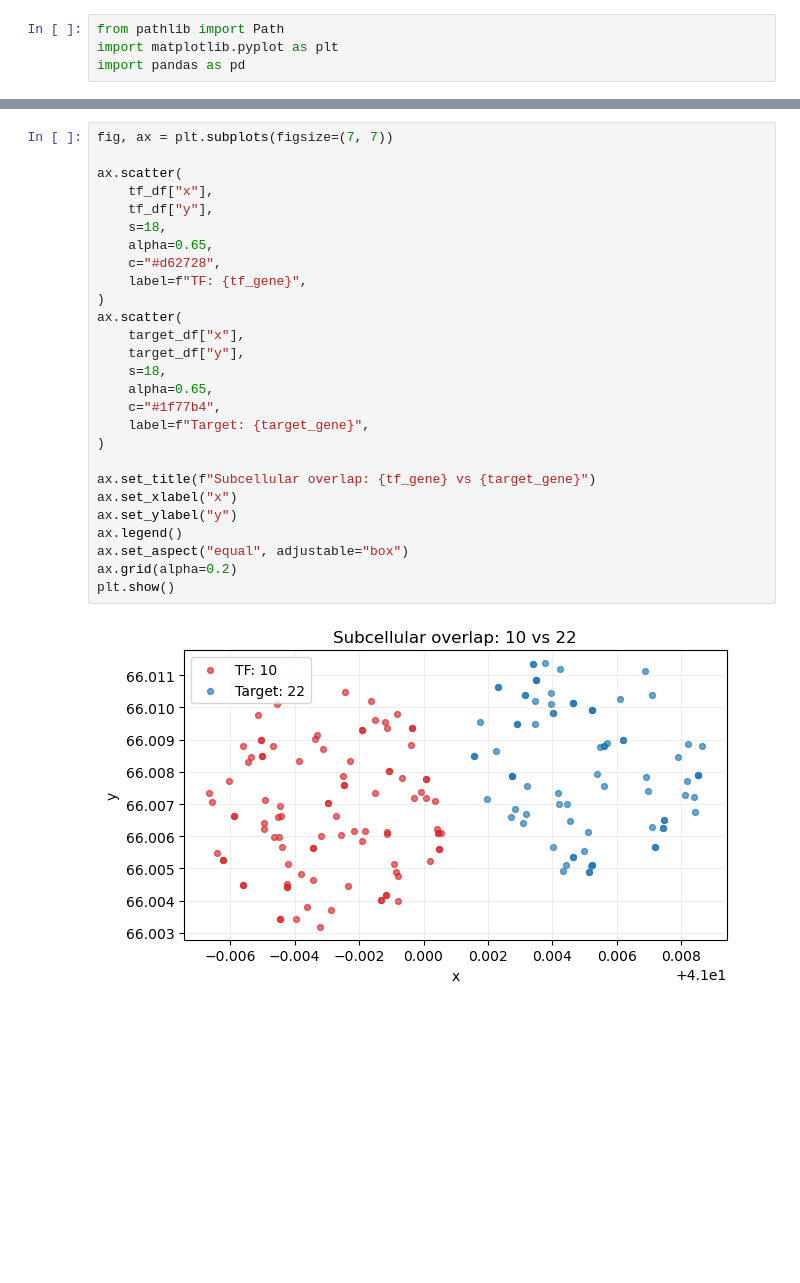
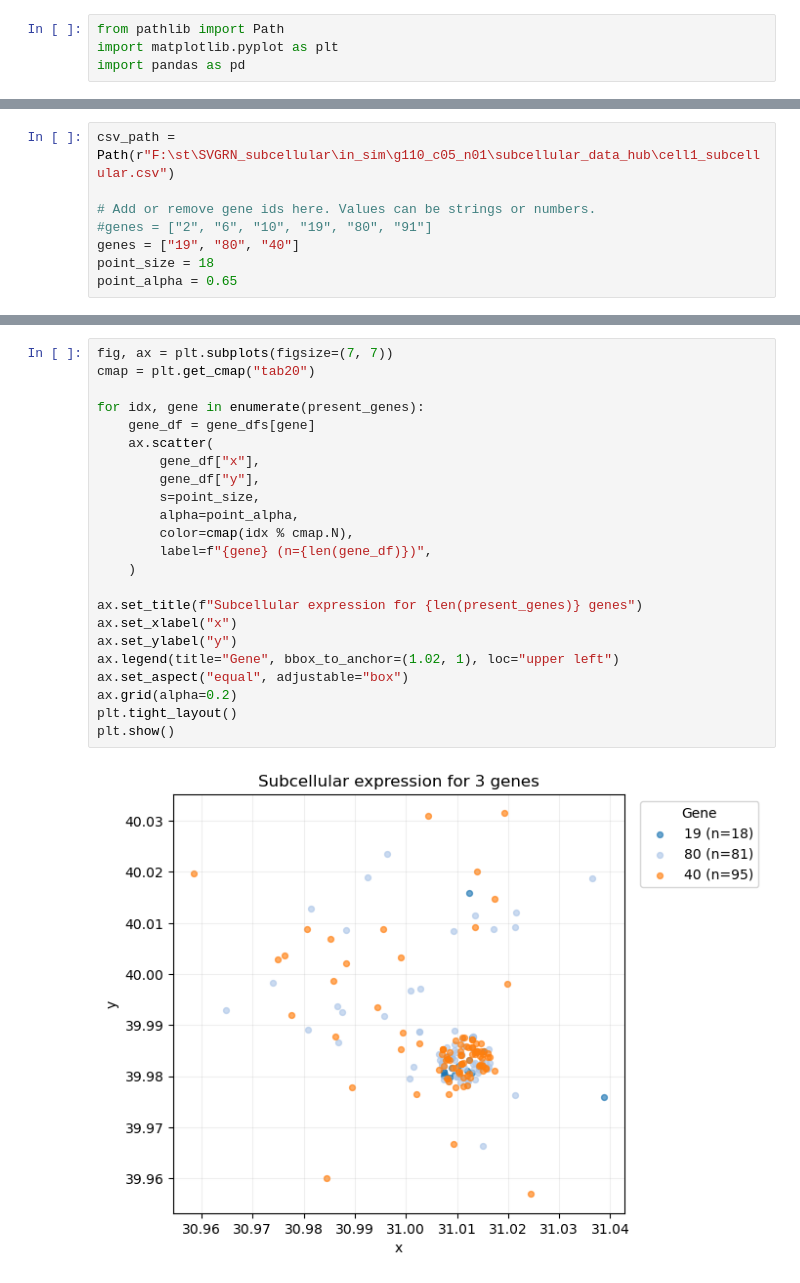
Before and after one commit to gongtangyue/SVGRN_subcellular, a Jupyter notebook: eval_subdat/plot_tf_target_overlap.ipynb, the cells around one changed output, grey strips where cells are left out. Drawn from its saved outputs; the diff is of its cells as text; blank space fills up the shorter version.

```diff
--- a/eval_subdat/plot_tf_target_overlap.ipynb
+++ b/eval_subdat/plot_tf_target_overlap.ipynb
@@ -15,3 +11,11 @@ target_gene = "22"
+# %%
+csv_path = Path(r"F:\st\SVGRN_subcellular\in_sim\g110_c05_n01\subcellular_data_hub\cell1_subcellular.csv")
+
+# Add or remove gene ids here. Values can be strings or numbers.
+#genes = ["2", "6", "10", "19", "80", "91"]
+genes = ["19", "80", "40"]
+point_size = 18
+point_alpha = 0.65
 # %%
 if not csv_path.exists():
     raise FileNotFoundError(f"CSV file not found: {csv_path}")
@@ -45,29 +60,25 @@ Target points: 84
 # %%
 fig, ax = plt.subplots(figsize=(7, 7))
+cmap = plt.get_cmap("tab20")
 
-ax.scatter(
-    tf_df["x"],
-    tf_df["y"],
-    s=18,
-    alpha=0.65,
-    c="#d62728",
-    label=f"TF: {tf_gene}",
-)
-ax.scatter(
-    target_df["x"],
-    target_df["y"],
-    s=18,
-    alpha=0.65,
-    c="#1f77b4",
-    label=f"Target: {target_gene}",
-)
+for idx, gene in enumerate(present_genes):
+    gene_df = gene_dfs[gene]
+    ax.scatter(
+        gene_df["x"],
+        gene_df["y"],
+        s=point_size,
+        alpha=point_alpha,
+        color=cmap(idx % cmap.N),
+        label=f"{gene} (n={len(gene_df)})",
+    )
 
-ax.set_title(f"Subcellular overlap: {tf_gene} vs {target_gene}")
+ax.set_title(f"Subcellular expression for {len(present_genes)} genes")
 ax.set_xlabel("x")
 ax.set_ylabel("y")
-ax.legend()
+ax.legend(title="Gene", bbox_to_anchor=(1.02, 1), loc="upper left")
 ax.set_aspect("equal", adjustable="box")
 ax.grid(alpha=0.2)
+plt.tight_layout()
 plt.show()
 # %% [output]
-[figure, old version]
+[figure, new version]
```
Also changed, not shown: parts of 3 cells of this notebook, 2 other files.
